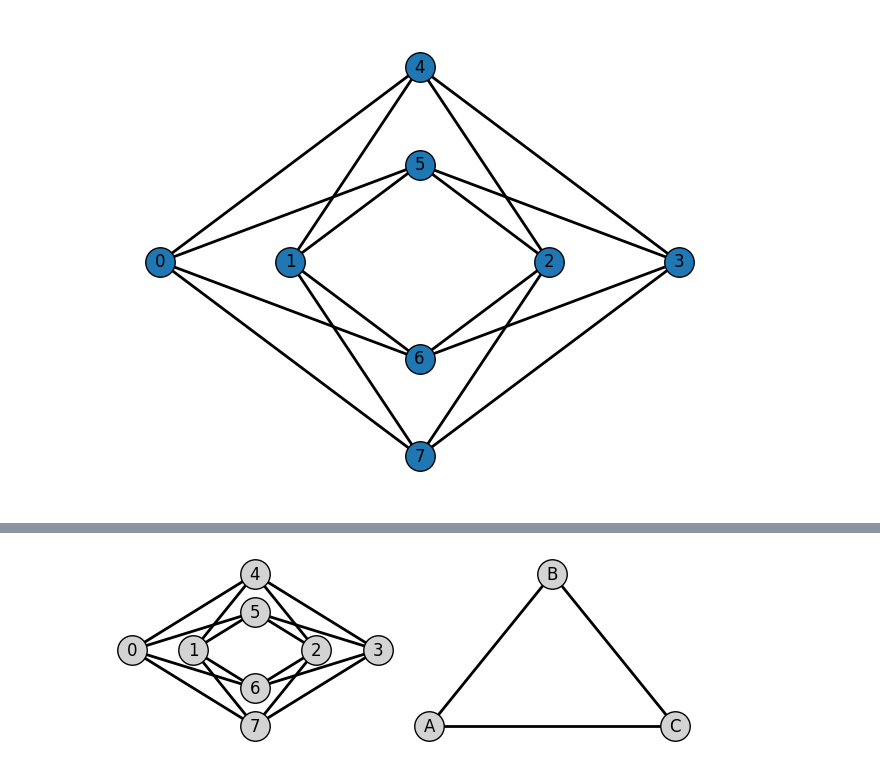
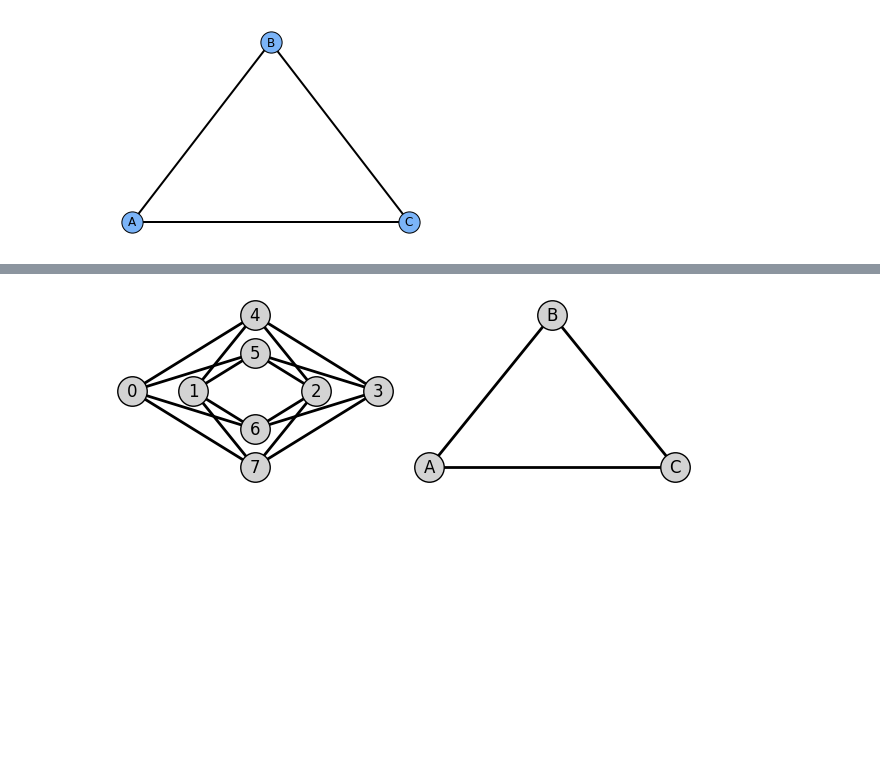
Before and after one commit to Wronsmin/Quantum-Computing, a Jupyter notebook: Plot_Tesi/d-wave_graph.ipynb, the cells around one changed output, grey strips where cells are left out. Saved outputs shown, nothing was run; the diff lists cells and outputs as text; code cells hidden in the pictures; blank space fills up the shorter version.

```diff
--- a/Plot_Tesi/d-wave_graph.ipynb
+++ b/Plot_Tesi/d-wave_graph.ipynb
@@ -19,9 +19,17 @@ fig.set_tight_layout({'pad': 0})
-# %%
-G = dnx.chimera_graph(1)
-
-dnx.draw_chimera(G, node_size=450, with_labels=True, width=2, edgecolors='k')
-# %% [output]
-[figure, removed]
+# %%
+G = nx.Graph()
+
+pos = {'A': [0, 0],
+       'B': [1, 1],
+       'C': [2, 0]}
+
+G.add_edges_from([('A','B'), ('B','C'), ('C','A')])
+
+nx.draw_networkx(G, pos=pos, node_size=450, with_labels=True, width=2, edgecolors='k', node_color=[[123/255, 180/255, 248/255]])
+plt.axis("off")
+plt.savefig("Triangular.pdf", bbox_inches="tight")
+# %% [output]
+[figure, added]
 # %%
 G = dnx.chimera_graph(1)
 
```
Also changed, not shown: parts of 2 cells of this notebook, 4 other files.
